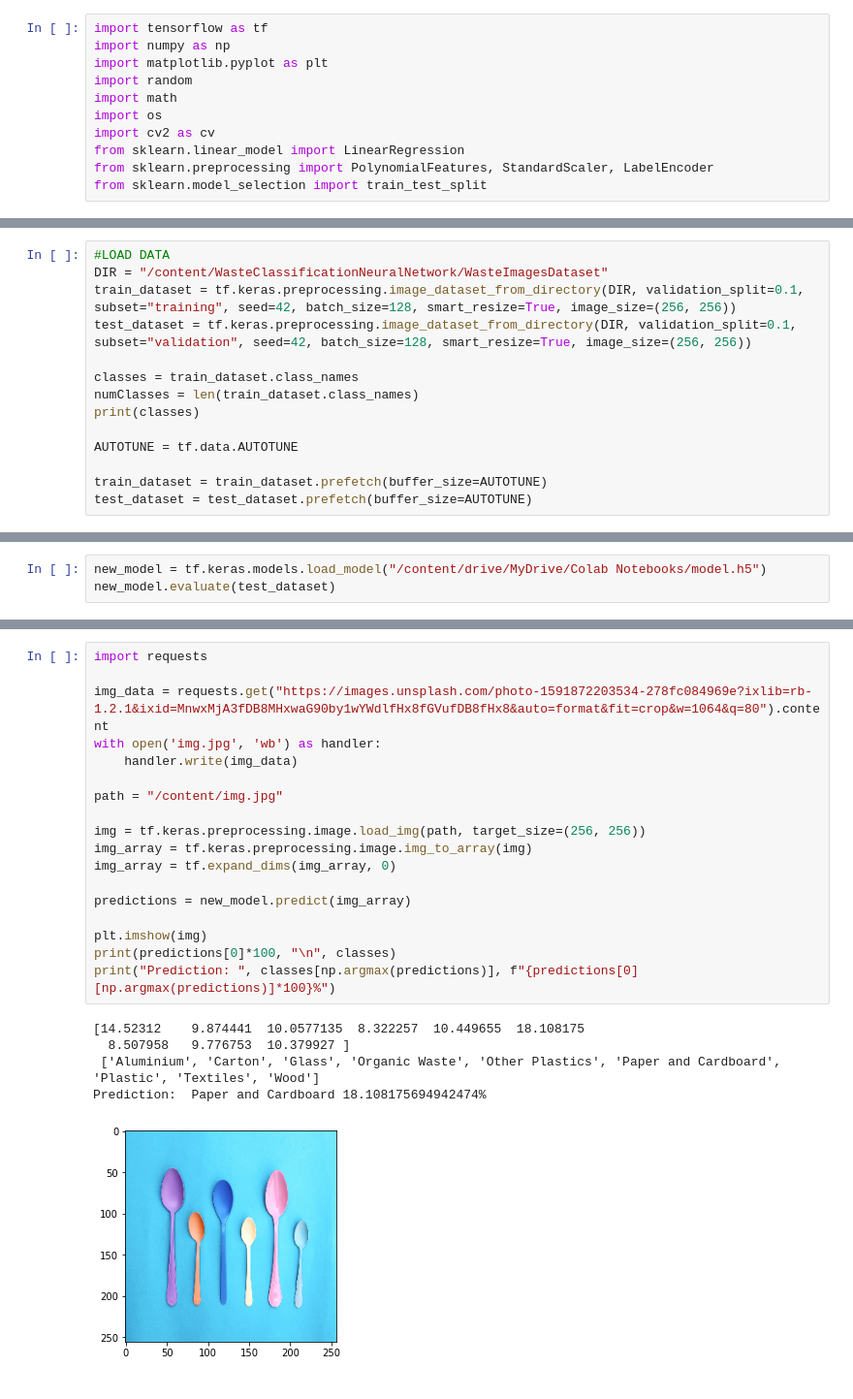
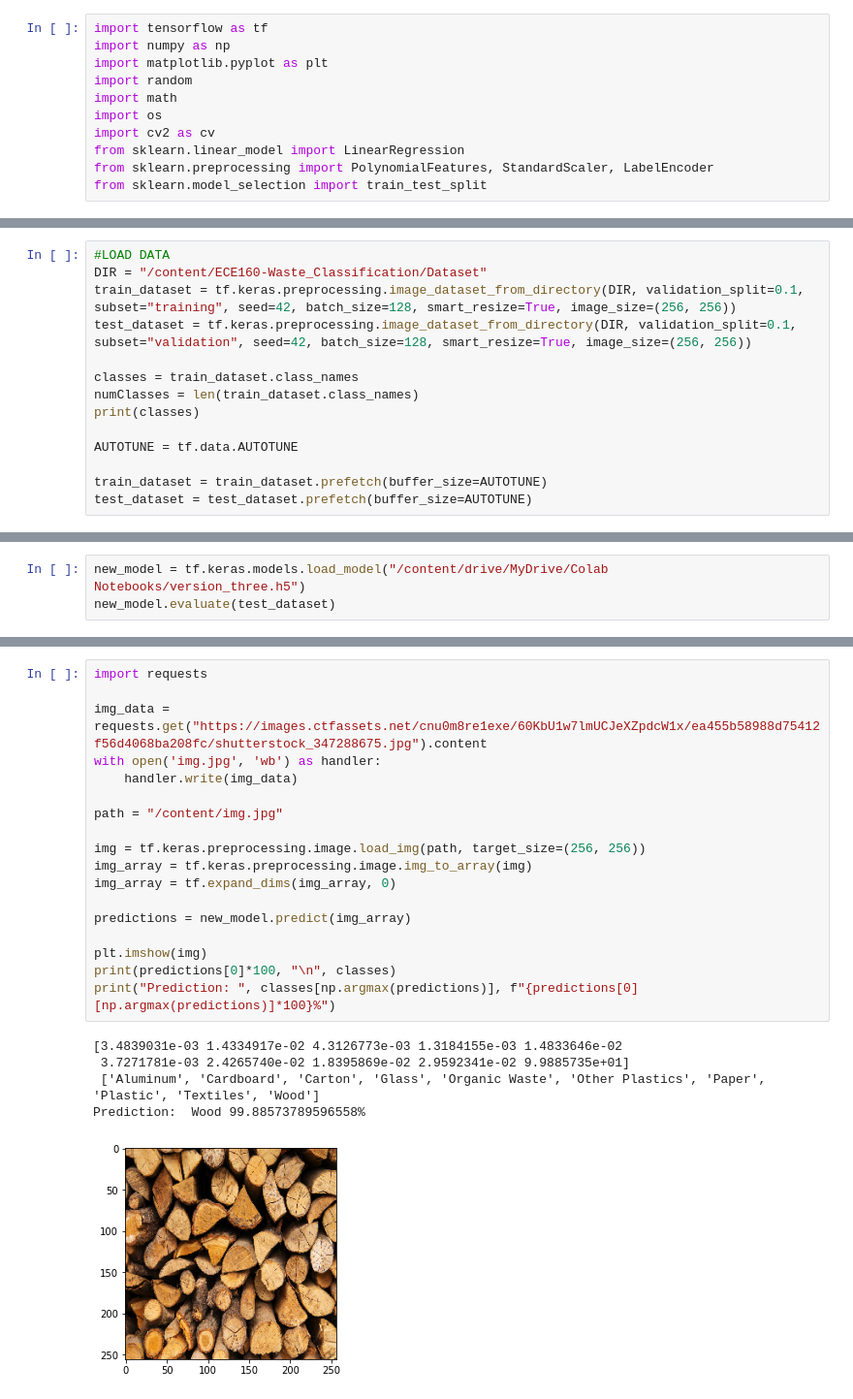
Before and after one commit to jannajabel/ECE160-Waste_Classification, a Jupyter notebook: loaded_model_with_testing.ipynb, the cells around one changed output, grey strips where cells are left out. Shown: that part at 97% size. Drawn from its saved outputs; the diff is of its cells as text.

Commit message:
Loading the version three model

```diff
--- a/loaded_model_with_testing.ipynb
+++ b/loaded_model_with_testing.ipynb
@@ -25,6 +25,6 @@ Checking out files: 100% (5082/5082), done.
 # %%
 #LOAD DATA
-DIR = "/content/WasteClassificationNeuralNetwork/WasteImagesDataset"
+DIR = "/content/ECE160-Waste_Classification/Dataset"
 train_dataset = tf.keras.preprocessing.image_dataset_from_directory(DIR, validation_split=0.1, subset="training", seed=42, batch_size=128, smart_resize=True, image_size=(256, 256))
 test_dataset = tf.keras.preprocessing.image_dataset_from_directory(DIR, validation_split=0.1, subset="validation", seed=42, batch_size=128, smart_resize=True, image_size=(256, 256))
 
@@ -45,4 +45,4 @@ Using 507 files for validation.
 # %%
-new_model = tf.keras.models.load_model("/content/drive/MyDrive/Colab Notebooks/model.h5")
+new_model = tf.keras.models.load_model("/content/drive/MyDrive/Colab Notebooks/version_three.h5")
 new_model.evaluate(test_dataset)
 # %% [output]
@@ -51,24 +51,24 @@ new_model.evaluate(test_dataset)
 # %%
 import requests
 
-img_data = requests.get("https://images.unsplash.com/photo-1591872203534-278fc084969e?ixlib=rb-1.2.1&ixid=MnwxMjA3fDB8MHxwaG90by1wYWdlfHx8fGVufDB8fHx8&auto=format&fit=crop&w=1064&q=80").content
+img_data = requests.get("https://images.ctfassets.net/cnu0m8re1exe/60KbU1w7lmUCJeXZpdcW1x/ea455b58988d75412f56d4068ba208fc/shutterstock_347288675.jpg").content
 with open('img.jpg', 'wb') as handler:
     handler.write(img_data)
 
 path = "/content/img.jpg"
 
 img = tf.keras.preprocessing.image.load_img(path, target_size=(256, 256))
 img_array = tf.keras.preprocessing.image.img_to_array(img)
 img_array = tf.expand_dims(img_array, 0)
 
 predictions = new_model.predict(img_array)
 
 plt.imshow(img)
 print(predictions[0]*100, "\n", classes)
 print("Prediction: ", classes[np.argmax(predictions)], f"{predictions[0][np.argmax(predictions)]*100}%")
 # %% [output]
-[14.52312    9.874441  10.0577135  8.322257  10.449655  18.108175
-  8.507958   9.776753  10.379927 ]
- ['Aluminium', 'Carton', 'Glass', 'Organic Waste', 'Other Plastics', 'Paper and Cardboard', 'Plastic', 'Textiles', 'Wood']
-Prediction:  Paper and Cardboard 18.108175694942474%
+[3.4839031e-03 1.4334917e-02 4.3126773e-03 1.3184155e-03 1.4833646e-02
+ 3.7271781e-03 2.4265740e-02 1.8395869e-02 2.9592341e-02 9.9885735e+01]
+ ['Aluminum', 'Cardboard', 'Carton', 'Glass', 'Organic Waste', 'Other Plastics', 'Paper', 'Plastic', 'Textiles', 'Wood']
+Prediction:  Wood 99.88573789596558%
-[figure, old version]
+[figure, new version]
```
Also changed, not shown: parts of 4 cells of this notebook.
